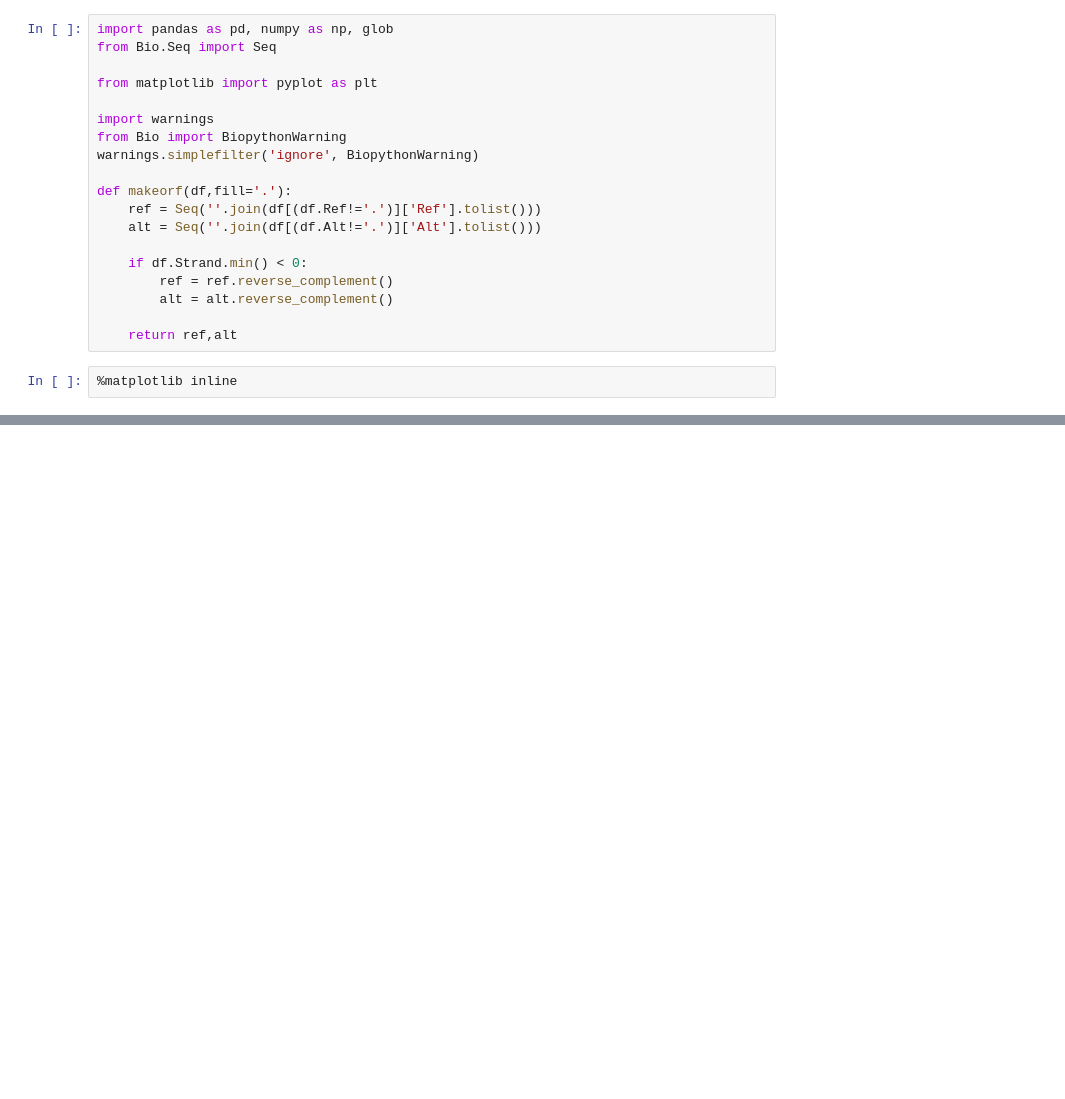
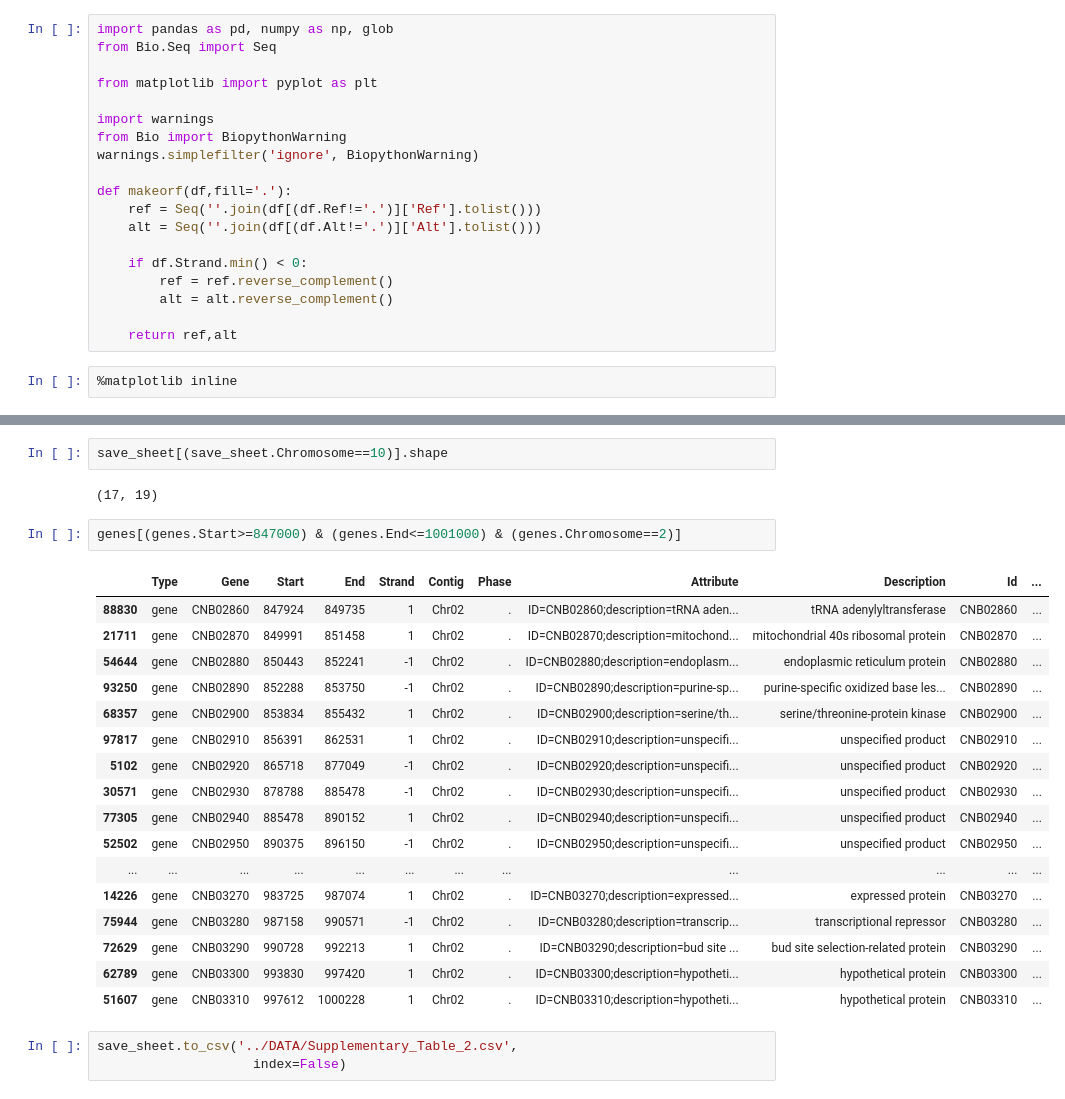
Before and after one commit to magwenelab/crypto-QTL-paper, a Jupyter notebook: SCRIPTS/Gene_analysis.ipynb, the cells around one changed output, grey strips where cells are left out. Cells and saved outputs as stored; diff of their text form; blank space fills up the shorter version.

```diff
--- a/SCRIPTS/Gene_analysis.ipynb
+++ b/SCRIPTS/Gene_analysis.ipynb
@@ -269,0 +464,27 @@ finalres.shape
+# %%
+save_sheet[(save_sheet.Chromosome==10)].shape
+# %% [output]
+(17, 19)
+# %%
+genes[(genes.Start>=847000) & (genes.End<=1001000) & (genes.Chromosome==2)]
+# %% [output]
+|  | Type | Gene | Start | End | Strand | Contig | Phase | Attribute | Description | Id | ... |
+| 88830 | gene | CNB02860 | 847924 | 849735 | 1 | Chr02 | . | ID=CNB02860;description=tRNA aden... | tRNA adenylyltransferase | CNB02860 | ... |
+| 21711 | gene | CNB02870 | 849991 | 851458 | 1 | Chr02 | . | ID=CNB02870;description=mitochond... | mitochondrial 40s ribosomal protein | CNB02870 | ... |
+| 54644 | gene | CNB02880 | 850443 | 852241 | -1 | Chr02 | . | ID=CNB02880;description=endoplasm... | endoplasmic reticulum protein | CNB02880 | ... |
+| 93250 | gene | CNB02890 | 852288 | 853750 | -1 | Chr02 | . | ID=CNB02890;description=purine-sp... | purine-specific oxidized base les... | CNB02890 | ... |
+| 68357 | gene | CNB02900 | 853834 | 855432 | 1 | Chr02 | . | ID=CNB02900;description=serine/th... | serine/threonine-protein kinase | CNB02900 | ... |
+| 97817 | gene | CNB02910 | 856391 | 862531 | 1 | Chr02 | . | ID=CNB02910;description=unspecifi... | unspecified product | CNB02910 | ... |
+| 5102 | gene | CNB02920 | 865718 | 877049 | -1 | Chr02 | . | ID=CNB02920;description=unspecifi... | unspecified product | CNB02920 | ... |
+| 30571 | gene | CNB02930 | 878788 | 885478 | -1 | Chr02 | . | ID=CNB02930;description=unspecifi... | unspecified product | CNB02930 | ... |
+| 77305 | gene | CNB02940 | 885478 | 890152 | 1 | Chr02 | . | ID=CNB02940;description=unspecifi... | unspecified product | CNB02940 | ... |
+| 52502 | gene | CNB02950 | 890375 | 896150 | -1 | Chr02 | . | ID=CNB02950;description=unspecifi... | unspecified product | CNB02950 | ... |
+| ... | ... | ... | ... | ... | ... | ... | ... | ... | ... | ... | ... |
+| 14226 | gene | CNB03270 | 983725 | 987074 | 1 | Chr02 | . | ID=CNB03270;description=expressed... | expressed protein | CNB03270 | ... |
+| 75944 | gene | CNB03280 | 987158 | 990571 | -1 | Chr02 | . | ID=CNB03280;description=transcrip... | transcriptional repressor | CNB03280 | ... |
+| 72629 | gene | CNB03290 | 990728 | 992213 | 1 | Chr02 | . | ID=CNB03290;description=bud site ... | bud site selection-related protein | CNB03290 | ... |
+| 62789 | gene | CNB03300 | 993830 | 997420 | 1 | Chr02 | . | ID=CNB03300;description=hypotheti... | hypothetical protein | CNB03300 | ... |
+| 51607 | gene | CNB03310 | 997612 | 1000228 | 1 | Chr02 | . | ID=CNB03310;description=hypotheti... | hypothetical protein | CNB03310 | ... |
+# %%
+save_sheet.to_csv('../DATA/Supplementary_Table_2.csv',
+                    index=False)
```
Also changed, not shown: parts of 69 cells of this notebook, 36 other files.
